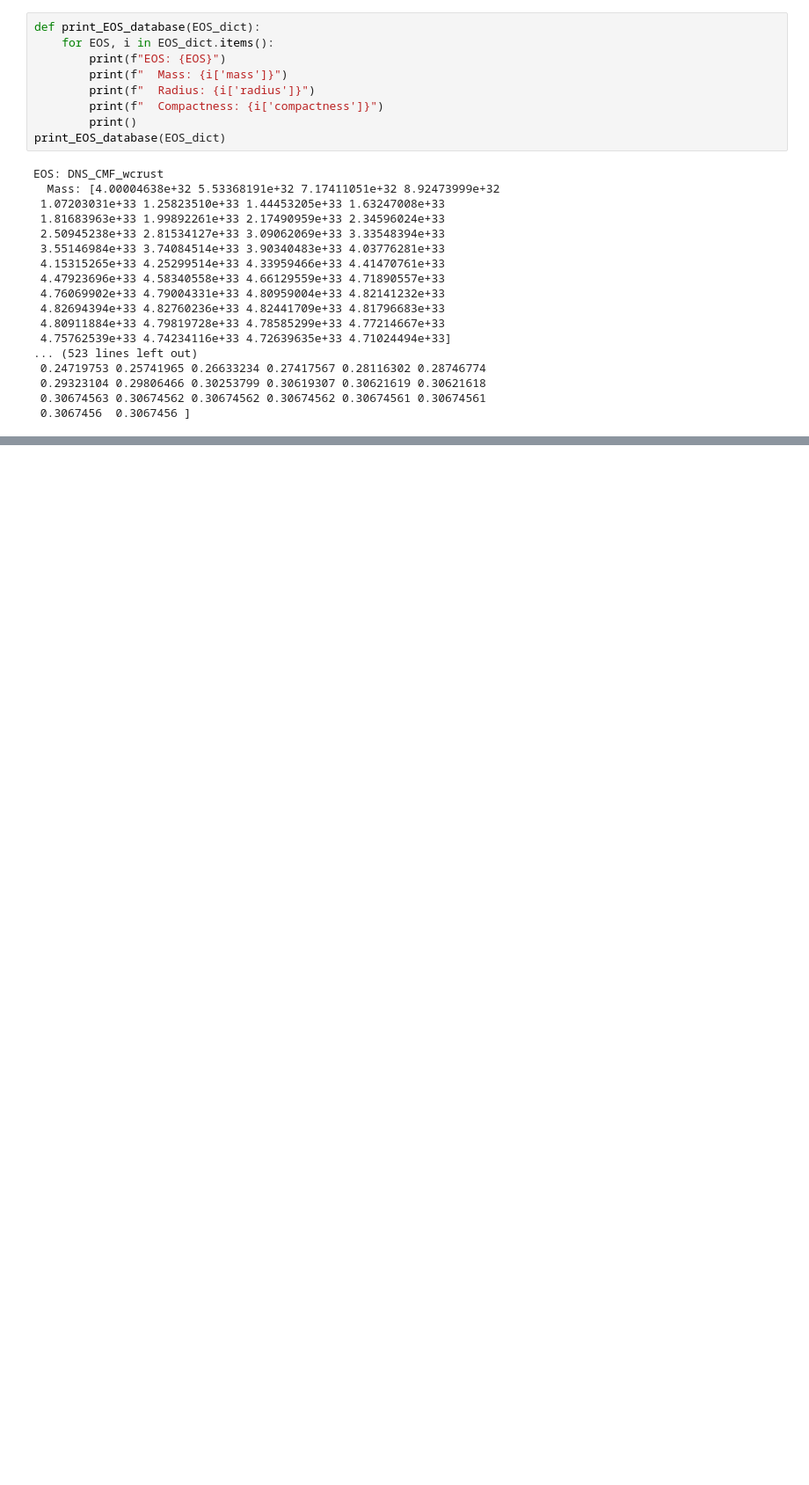
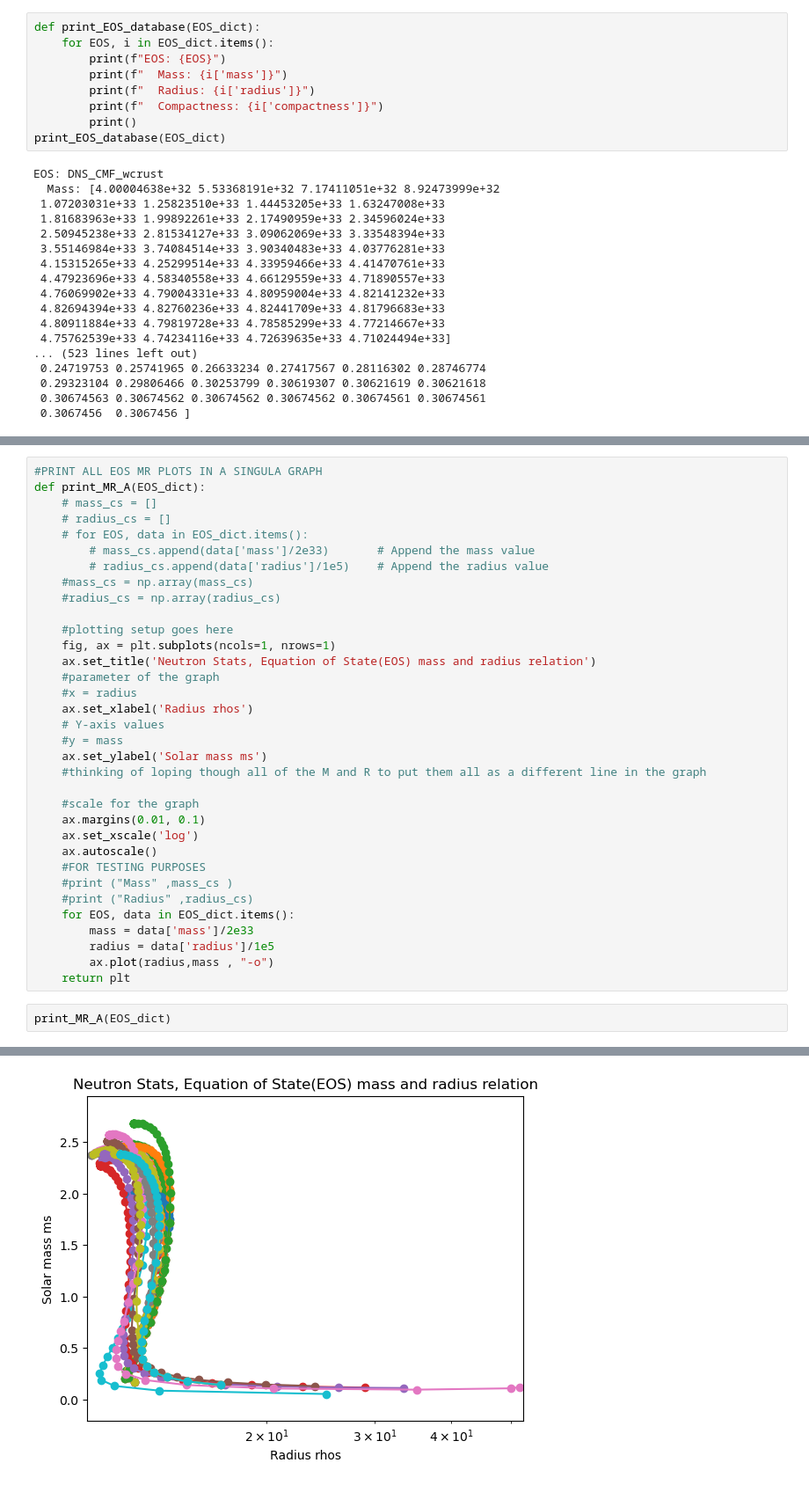
Before and after one commit to D7RV23/NS_SURP2024, a Jupyter notebook: week_5-6/ns_database.ipynb, the cells around one changed output, grey strips where cells are left out. Shown at 88% size. Cells and saved outputs as stored; diff of their text form; blank space fills up the shorter version.

```diff
--- a/week_5-6/ns_database.ipynb
+++ b/week_5-6/ns_database.ipynb
@@ -551,0 +652,37 @@ print(ms)
+# %%
+#PRINT ALL EOS MR PLOTS IN A SINGULA GRAPH
+def print_MR_A(EOS_dict):
+    # mass_cs = []
+    # radius_cs = []
+    # for EOS, data in EOS_dict.items():
+        # mass_cs.append(data['mass']/2e33)       # Append the mass value
+        # radius_cs.append(data['radius']/1e5)    # Append the radius value
+    #mass_cs = np.array(mass_cs)
+    #radius_cs = np.array(radius_cs)
+
+    #plotting setup goes here
+    fig, ax = plt.subplots(ncols=1, nrows=1)
+    ax.set_title('Neutron Stats, Equation of State(EOS) mass and radius relation')
+    #parameter of the graph
+    #x = radius
+    ax.set_xlabel('Radius rhos')
+    # Y-axis values
+    #y = mass
+    ax.set_ylabel('Solar mass ms')
+    #thinking of loping though all of the M and R to put them all as a different line in the graph
+
+    #scale for the graph
+    ax.margins(0.01, 0.1)
+    ax.set_xscale('log')
+    ax.autoscale()
+    #FOR TESTING PURPOSES
+    #print ("Mass" ,mass_cs )
+    #print ("Radius" ,radius_cs)
+    for EOS, data in EOS_dict.items():
+        mass = data['mass']/2e33
+        radius = data['radius']/1e5
+        ax.plot(radius,mass , "-o")
+    return plt
+# %%
+print_MR_A(EOS_dict)
+# %% [output]
@@ -551,0 +690 @@ print(ms)
+[figure, added]
```
Also changed, not shown: parts of 9 cells of this notebook.
